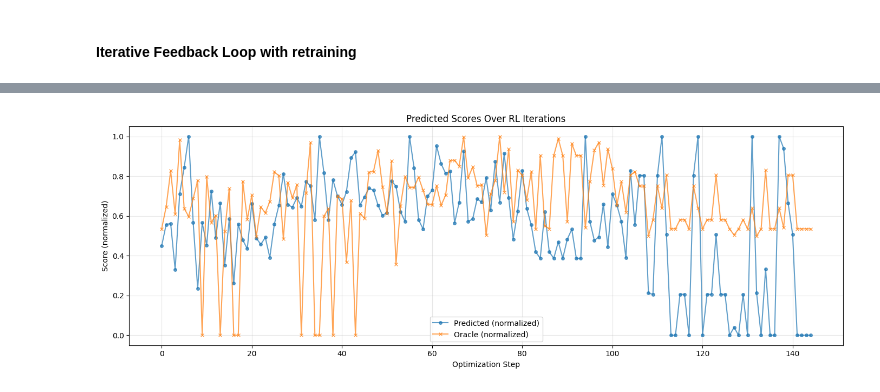
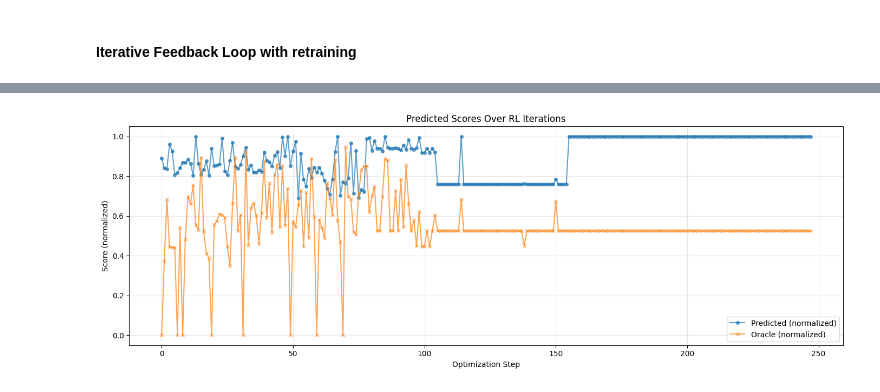
Before and after one commit to meier108/PracticalWork, a Jupyter notebook: model_training.ipynb, the cells around one changed output, grey strips where cells are left out. Cells and saved outputs as stored; diff of their text form; code cells hidden in the pictures.

Commit message:
RL LSTM for sequence prediction on TFBind8 Data

```diff
--- a/model_training.ipynb
+++ b/model_training.ipynb
@@ -154,7 +149,7 @@ y_train_tensor = torch.FloatTensor(y_train).view(-1, 1)
 train_dataset = TensorDataset(X_train_tensor, y_train_tensor)
 train_loader = DataLoader(train_dataset, batch_size=32, shuffle=True)
 # %%
-from models.lstm_goaldirected import LSTMGoalDirected
+
 
 def train_goal_directed_model(model, loader, epochs=20, lr= 0.001):
     optimizer = torch.optim.Adam(model.parameters(), lr=lr)
@@ -181,6 +176,6 @@ def train_goal_directed_model(model, loader, epochs=20, lr= 0.001):
         if epoch % 5 == 0:
             print(f'Epoch {epoch+1}/{epochs}, Loss: {epoch_loss/len(loader)}')
 
-model = LSTMGoalDirected(vocab_size=4, embedding_dim=16, seq_len=8, hidden_dim=64)
+#model = LSTMGoalDirected(vocab_size=4, embedding_dim=16, seq_len=8, hidden_dim=64)
 
-train_goal_directed_model(model, train_loader, epochs=20, lr=0.001)
+#train_goal_directed_model(model, train_loader, epochs=20, lr=0.001)
@@ -271,7 +235,7 @@ plt.show()
 # %% [markdown]
 #### Iterative Feedback Loop with retraining
 # %%
-def rl_loop(model, scorer, num_iterations=5, batch_size = 128):
+def rl_loop(model, scorer, num_iterations=6, batch_size = 128):
     values = {'mutation': [], 'predicted_score': []}
     for i in range(num_iterations):
         print(f'-------- Iteration {i+1}/{num_iterations} --------')
@@ -279,7 +243,7 @@ def rl_loop(model, scorer, num_iterations=5, batch_size = 128):
         new_sequences = []
         # Propose new sequences
         for _ in range(batch_size):
-            seq = model.generate(goal_score=1.1, temp = 0.5)
+            seq = model.generate(goal_score=1.1, temp = 0.8)
             new_sequences.append(seq)
 
         new_sequences_np = np.array(new_sequences)
@@ -300,7 +264,7 @@ def rl_loop(model, scorer, num_iterations=5, batch_size = 128):
         print(f'Average score of proposed: {np.mean(scores):.4f}, Average score of top 20%: {np.mean(top_scores):.4f}')
 
         # Append for plotting
-        top_sequences_one_hot = [tf.one_hot(seq, depth=4).numpy() for seq in top_sequences]
+        top_sequences_one_hot = [tf.one_hot(seq, depth=4).numpy().flatten() for seq in top_sequences]
         values['mutation'].extend(top_sequences_one_hot)
         values['predicted_score'].extend(top_scores)
 
@@ -309,12 +273,12 @@ def rl_loop(model, scorer, num_iterations=5, batch_size = 128):
         y_train = torch.FloatTensor(top_scores).view(-1, 1)
 
         dataloader = DataLoader(TensorDataset(x_train, y_train), batch_size=16, shuffle=True)
-        train_goal_directed_model(model, dataloader, epochs=5, lr=0.001)
+        train_goal_directed_model(model, dataloader, epochs=20, lr=0.001)
 
     return values
 
 model = LSTMGoalDirected(vocab_size=4, embedding_dim=16, seq_len=8, hidden_dim=64)
-values = rl_loop(model, rf, num_iterations=5, batch_size=128)
+values = rl_loop(model, rf, num_iterations=6, batch_size=128)
 values_df = pd.DataFrame(values)
 values_df.head()
 # %% [output]
@@ -346,19 +312,19 @@ df_values = lookup_oracle(values_df, oracle)
 # %%
 # Plotting the results
 plt.figure(figsize=(14, 5))
-df_values = values_df.copy()
+
 # Normalize both to 0-1 range for comparison
-pred_norm = (df_values['predicted_score'] - df_values['predicted_score'].min()) / (df_values['predicted_score'].max() - df_values['predicted_score'].min())
-oracle_norm = (df_values['real_score']  - df_values['real_score'].min()) / (df_values['real_score'].max() - df_values['real_score'].min())
+pred_norm = (df_values['predicted_score'])# - df_values['predicted_score'].min()) / (df_values['predicted_score'].max() - df_values['predicted_score'].min())
+oracle_norm = (df_values['real_score'])#  - df_values['real_score'].min()) / (df_values['real_score'].max() - df_values['real_score'].min())
 
 plt.plot(pred_norm, label='Predicted (normalized)', marker='o', markersize=4, alpha=0.7)
 plt.plot(oracle_norm, label='Oracle (normalized)', marker='x', markersize=4, alpha=0.7)
 plt.xlabel('Optimization Step')
 plt.ylabel('Score (normalized)')
 plt.title('Predicted Scores Over RL Iterations')
 plt.legend()
 plt.grid(True, alpha=0.3)
 plt.tight_layout()
 plt.show()
 # %% [output]
-[figure, old version]
+[figure, new version]
```
Also changed, not shown: parts of 21 cells of this notebook.
